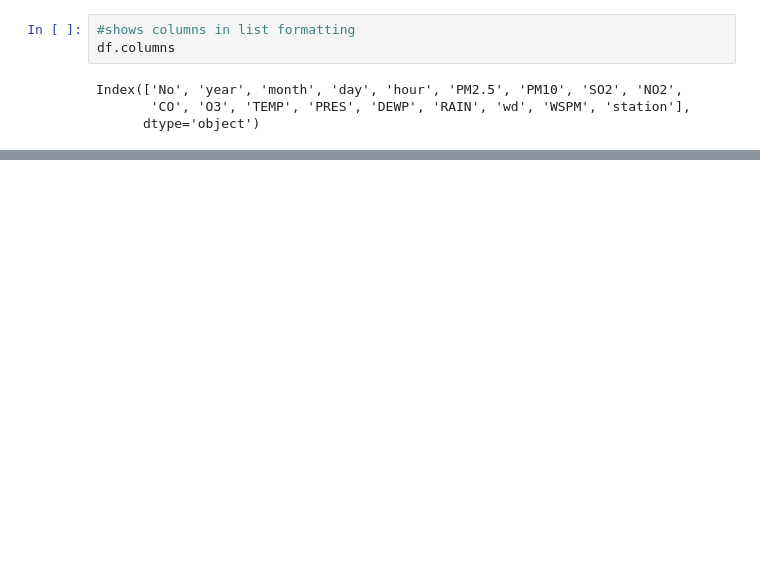
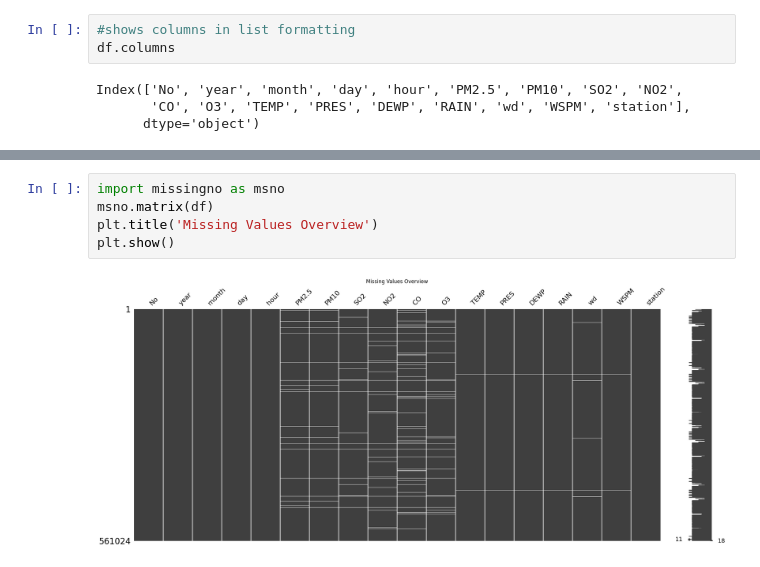
Before and after one commit to vanajathiruchselvam/CMP7005_China_Air_Pollution_EDA, a Jupyter notebook: EDA_Analysis_China_Air_Pollution.ipynb, the cells around one changed output, grey strips where cells are left out. Saved outputs shown, nothing was run; the diff lists cells and outputs as text; blank space fills up the shorter version.

Commit message:
added a Plot Showing Missing Data

```diff
--- a/EDA_Analysis_China_Air_Pollution.ipynb
+++ b/EDA_Analysis_China_Air_Pollution.ipynb
@@ -91,0 +93,7 @@ memory usage: 38.5+ MB
+# %%
+import missingno as msno
+msno.matrix(df)
+plt.title('Missing Values Overview')
+plt.show()
+# %% [output]
+[figure, added]
```
Also changed, not shown: parts of 8 cells of this notebook.
